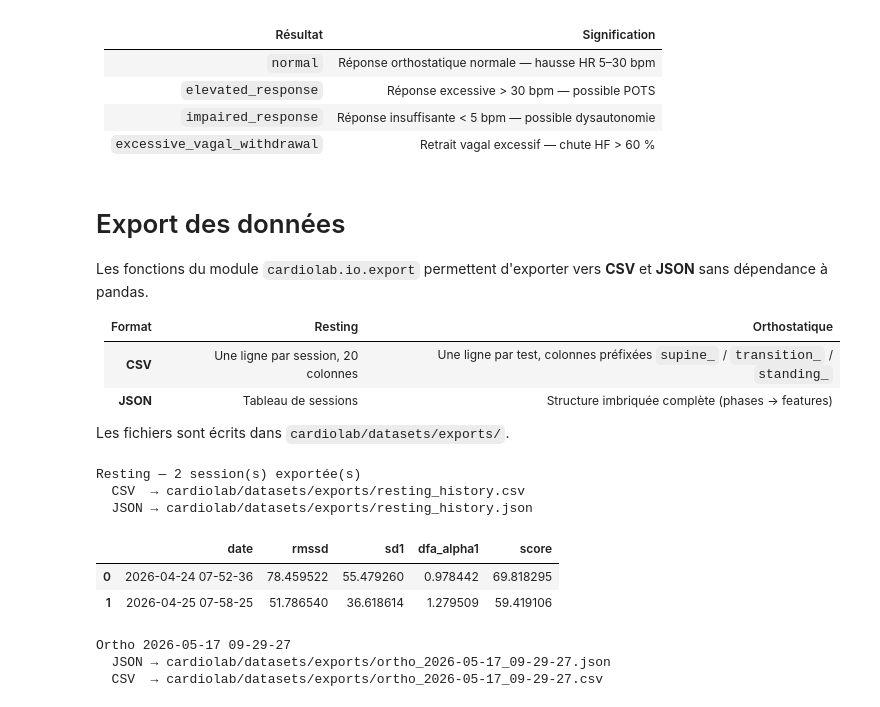
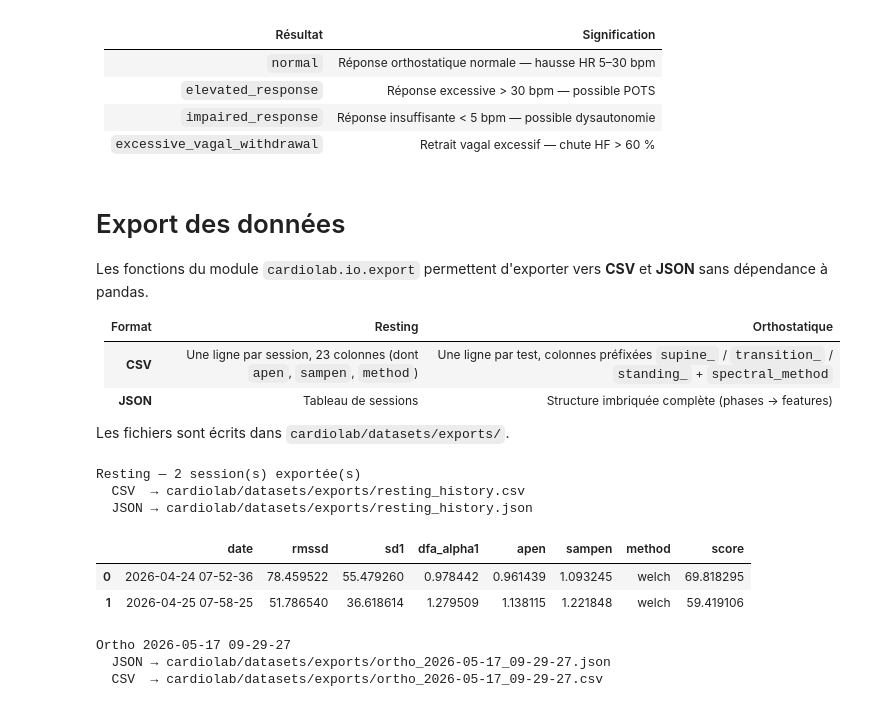
Before and after one commit to JulienMilon-DevSecOps/cardiolab, a Jupyter notebook: pipeline-notebook.ipynb, the cells around one changed output. Drawn from its saved outputs; the diff is of its cells as text; code cells hidden in the pictures.

```diff
--- a/pipeline-notebook.ipynb
+++ b/pipeline-notebook.ipynb
@@ -42,7 +42,7 @@ for file in files:
         data = json.load(f)
 
     rr = RRSeries(data["rr_intervals"])
-    features = resting_hrv(rr)  # retourne un HRVFeatures complet (20 champs)
+    features = resting_hrv(rr)  # retourne un HRVFeatures complet (23 champs)
     features.date = data["date"]
 
     print(f"\n{'═' * 54}")
@@ -57,6 +57,7 @@ for file in files:
     print(f"  HR moyen   : {features.mean_hr:>8.1f} bpm")
 
     print("\n  ── Domaine fréquentiel ──────────────────────────")
+    print(f"  Méthode    : {features.method}")
     print(f"  VLF        : {features.vlf:>10.2f} ms²")
     print(f"  LF         : {features.lf:>10.2f} ms²")
     print(f"  HF         : {features.hf:>10.2f} ms²")
@@ -66,7 +67,7 @@ for file in files:
     print(f"  HF_nu      : {features.hf_nu:>8.3f}")
     print(f"  HF/FC      : {features.hf_hr:>8.3f}  ms²/bpm")
 
-    print("\n  ── Non-linéaire — Poincaré + DFA ────────────────")
+    print("\n  ── Non-linéaire — Poincaré + DFA + Entropies ───")
     print(f"  SD1        : {features.sd1:>8.2f} ms    (variabilité court terme)")
     print(f"  SD2        : {features.sd2:>8.2f} ms    (variabilité long terme)")
     print(
@@ -78,6 +79,14 @@ for file in files:
         else "n/a (signal trop court)"
     )
     print(f"  DFA α1     : {dfa_str:>8}       (normal repos : 0.75 – 1.25)")
+    apen_str = (
+        f"{features.apen:.3f}" if not math.isnan(features.apen) else "n/a"
+    )
+    sampen_str = (
+        f"{features.sampen:.3f}" if not math.isnan(features.sampen) else "n/a"
+    )
+    print(f"  ApEn       : {apen_str:>8}       (normal repos : 1.2 – 1.8)")
+    print(f"  SampEn     : {sampen_str:>8}       (normal repos : 1.2 – 2.0)")
 # %% [output]
 ══════════════════════════════════════════════════════
   2026-04-24 07-52-36   (332 s enregistrés)
@@ -343,8 +435,8 @@ for file in files:
     std = result.phases.standing.features
     tr = result.phases.transition
 
-    def _fmt_dfa(val: float) -> str:
-        return f"{val:.3f}" if not math.isnan(val) else "n/a"
+    def _fmt(val: float, decimals: int = 3) -> str:
+        return f"{val:.{decimals}f}" if not math.isnan(val) else "n/a"
 
     print(f"\n{'═' * 58}")
     print(f"  {data['date']}")
@@ -363,7 +455,8 @@ for file in files:
     print(
         f"  SD1      : {sup.sd1:.2f} ms  │  SD2   : {sup.sd2:.2f} ms  │  SD1/SD2: {sup.sd_ratio:.3f}"
     )
-    print(f"  DFA α1   : {_fmt_dfa(sup.dfa_alpha1)}")
+    print(f"  DFA α1   : {_fmt(sup.dfa_alpha1)}")
+    print(f"  ApEn     : {_fmt(sup.apen)}   │  SampEn : {_fmt(sup.sampen)}")
 
     print("\n  ── TRANSITION ───────────────────────────────────")
     print(
@@ -384,9 +477,11 @@ for file in files:
     print(
         f"  SD1      : {std.sd1:.2f} ms  │  SD2   : {std.sd2:.2f} ms  │  SD1/SD2: {std.sd_ratio:.3f}"
     )
-    print(f"  DFA α1   : {_fmt_dfa(std.dfa_alpha1)}")
+    print(f"  DFA α1   : {_fmt(std.dfa_alpha1)}")
+    print(f"  ApEn     : {_fmt(std.apen)}   │  SampEn : {_fmt(std.sampen)}")
 
     print("\n  ── RÉSUMÉ ORTHOSTATIQUE ─────────────────────────")
+    print(f"  Méthode spectrale : {sup.method}")
     print(f"  Réponse HR  : +{result.hr_response:.1f} bpm")
     print(
         f"  Δ LF/HF     :  x{result.lf_hf_ratio_change:.2f}  (> 1 = activation sympathique)"
@@ -599,7 +703,7 @@ Les fonctions du module `cardiolab.io.export` permettent d'exporter vers **CSV**
 
 | Format | Resting | Orthostatique |
 |---|---|---|
-| **CSV** | Une ligne par session, 20 colonnes | Une ligne par test, colonnes préfixées `supine_` / `transition_` / `standing_` |
+| **CSV** | Une ligne par session, 23 colonnes (dont `apen`, `sampen`, `method`) | Une ligne par test, colonnes préfixées `supine_` / `transition_` / `standing_` + `spectral_method` |
 | **JSON** | Tableau de sessions | Structure imbriquée complète (phases → features) |
 
 Les fichiers sont écrits dans `cardiolab/datasets/exports/`.
@@ -628,42 +732,42 @@ if "features_list" in dir() and features_list:
     print(f"  CSV  → {path_csv}")
     print(f"  JSON → {path_json}")
 
-    # Aperçu du CSV
+    # Aperçu du CSV — métriques clés + entropies + méthode spectrale
     import pandas as pd
     from IPython.display import display
 
     df_check = pd.read_csv(path_csv)
-    display(df_check[["date", "rmssd", "sd1", "dfa_alpha1", "score"]].head(10))
+    display(df_check[["date", "rmssd", "sd1", "dfa_alpha1", "apen", "sampen", "method", "score"]].head(10))
 else:
     print("Aucune donnée resting en mémoire — exécutez d'abord la section Resting.")
 
 print()
 
 # ── Orthostatique ─────────────────────────────────────────────────────
 if "sessions" in dir() and sessions:
     for session in sessions:
         date_slug = session.date.replace(":", "-").replace(" ", "_")
 
         path_json_o = export_dir / f"ortho_{date_slug}.json"
         path_csv_o = export_dir / f"ortho_{date_slug}.csv"
 
         orthostatic_to_json(session.result, path_json_o)  # structure imbriquée complète
         orthostatic_to_csv(session.result, path_csv_o)  # 1 ligne, colonnes préfixées
 
         print(f"Ortho {session.date}")
         print(f"  JSON → {path_json_o}")
         print(f"  CSV  → {path_csv_o}")
 else:
     print(
         "Aucune donnée orthostatique en mémoire — exécutez d'abord la section Orthostatic."
     )
 # %% [output]
 Resting — 2 session(s) exportée(s)
   CSV  → cardiolab/datasets/exports/resting_history.csv
   JSON → cardiolab/datasets/exports/resting_history.json
-|  | date | rmssd | sd1 | dfa_alpha1 | score |
-| 0 | 2026-04-24 07-52-36 | 78.459522 | 55.479260 | 0.978442 | 69.818295 |
-| 1 | 2026-04-25 07-58-25 | 51.786540 | 36.618614 | 1.279509 | 59.419106 |
+|  | date | rmssd | sd1 | dfa_alpha1 | apen | sampen | method | score |
+| 0 | 2026-04-24 07-52-36 | 78.459522 | 55.479260 | 0.978442 | 0.961439 | 1.093245 | welch | 69.818295 |
+| 1 | 2026-04-25 07-58-25 | 51.786540 | 36.618614 | 1.279509 | 1.138115 | 1.221848 | welch | 59.419106 |
 Ortho 2026-05-17 09-29-27
   JSON → cardiolab/datasets/exports/ortho_2026-05-17_09-29-27.json
   CSV  → cardiolab/datasets/exports/ortho_2026-05-17_09-29-27.csv
```
Also changed, not shown: parts of 9 cells of this notebook, 4 other files.
